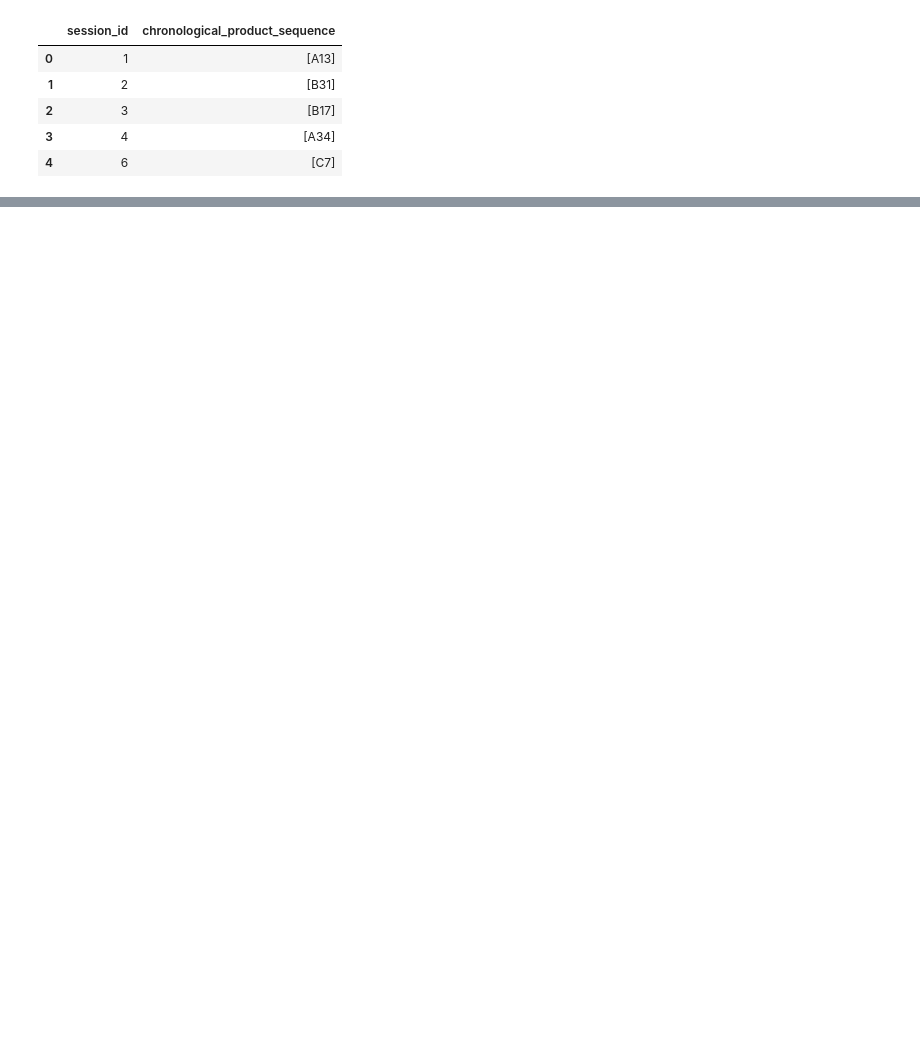
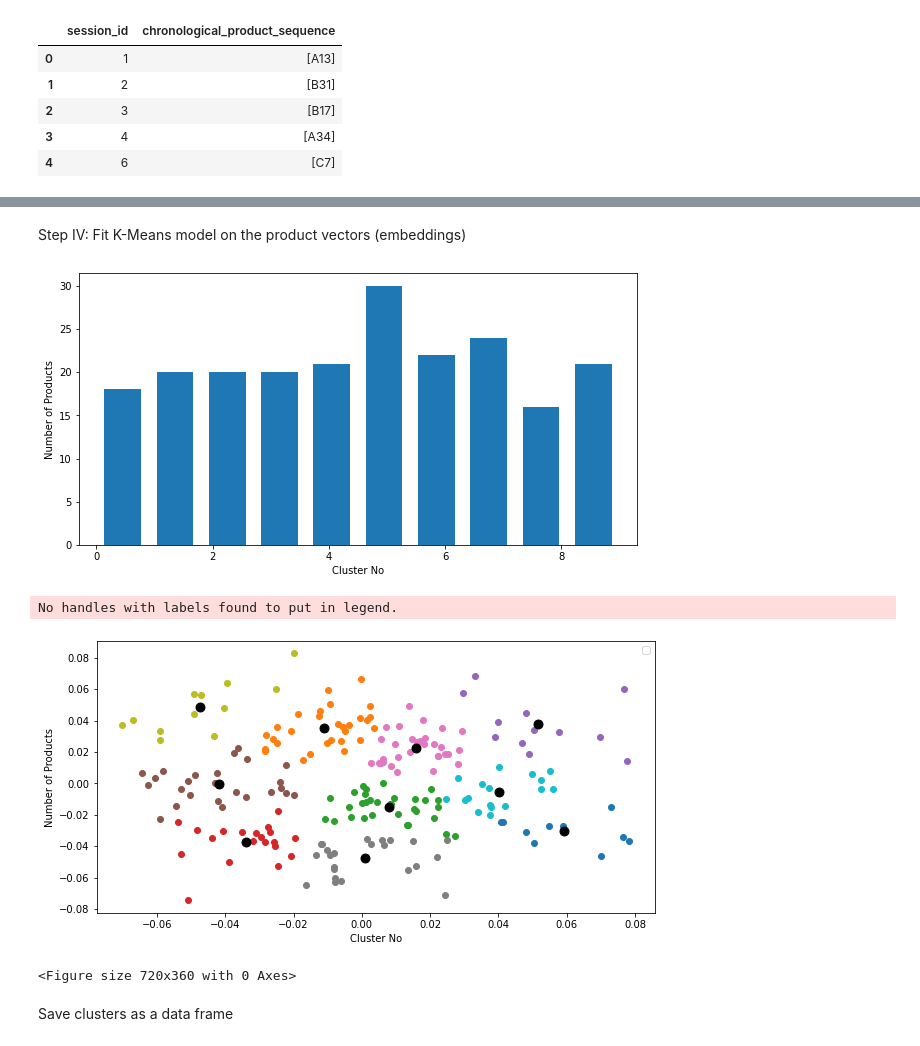
Before and after one commit to FMurunga/DataScience-Projects, a Jupyter notebook: Ecommerce_product_recommender_system.ipynb, the cells around one changed output, grey strips where cells are left out. Drawn from its saved outputs; the diff is of its cells as text; code cells hidden in the pictures; blank space fills up the shorter version.

```diff
--- a/Ecommerce_product_recommender_system.ipynb
+++ b/Ecommerce_product_recommender_system.ipynb
@@ -14,3 +10,14 @@ import numpy as np
+# %%
+#import libraries
+import pandas as pd
+import numpy as np
+from sklearn.cluster import KMeans
+import numpy as np
+from sklearn.decomposition import PCA
+import matplotlib
+from matplotlib import pyplot as plt
+%matplotlib inline
+matplotlib.rcParams["figure.figsize"] = (10,5)
 # %%
 #this is a semi-colon separated csv so include the delimiter tag to remove the ; and read tabulated output
 df = pd.read_csv('https://raw.githubusercontent.com/FMurunga/DataScience-Projects/main/e-shop%20clothing%202008.csv', delimiter=';')
@@ -128,0 +138,24 @@ session_based_product_sequences.head(5)
+# %%
+#function to create product embeddings
+def create_product_embeddings():
+  import gensim
+  from gensim.models import Word2Vec
+
+  #create CBOW gensim model
+  session_product_sequences = session_based_product_sequences['chronological_product_sequence'].apply(list)
+  word2vec_model = gensim.models.Word2Vec(session_product_sequences,min_count=1, size=10, window=5)
+
+  # numpy.ndarrays of product vectors
+  product_vectors = word2vec_model.wv.vectors
+
+  productID_list = word2vec_model.wv.vocab.keys()
+  vector_list = word2vec_model.wv.vectors.tolist()
+  data_tuples = list(zip(productID_list,vector_list))
+
+  #convert it into a dataframe
+  product_ids_and_vectors = pd.DataFrame(data_tuples, columns=['Product_ID','Vectors'])
+
+  return product_ids_and_vectors
+# %%
+product_ids_vectors = create_product_embeddings()
+product_ids_vectors.head(5)
@@ -128,0 +169,2 @@ session_based_product_sequences.head(5)
+# %% [markdown]
+Step IV: Fit K-Means model on the product vectors (embeddings)
@@ -128,0 +227,9 @@ session_based_product_sequences.head(5)
+# %%
+model = fit_KMeans()
+# %% [output]
+[figure, added]
+No handles with labels found to put in legend.
+[figure, added]
+<Figure size 720x360 with 0 Axes>
+# %% [markdown]
+Save clusters as a data frame
```
Also changed, not shown: parts of 9 cells of this notebook.
